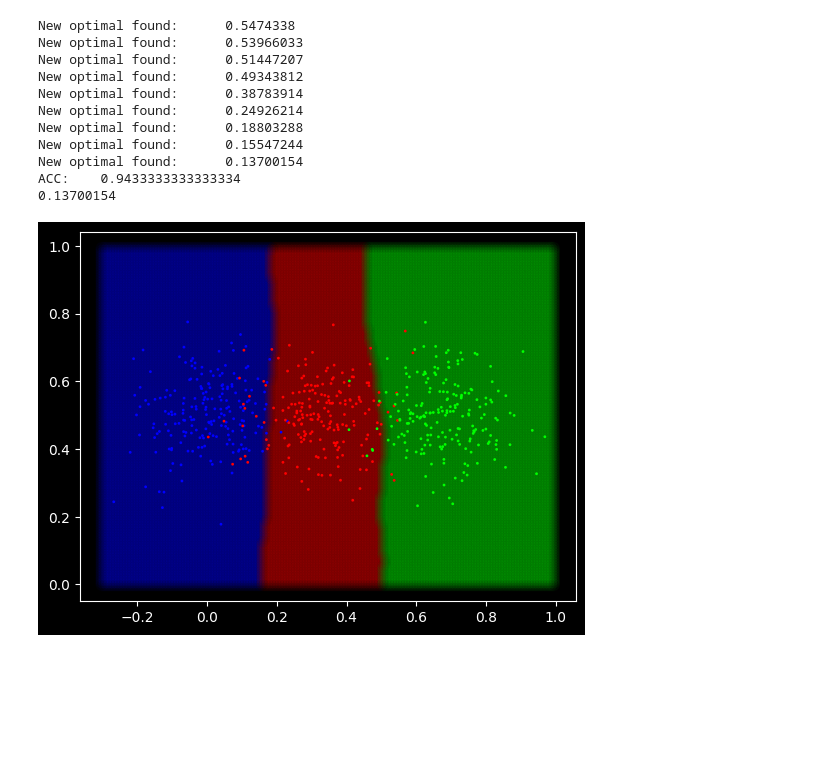
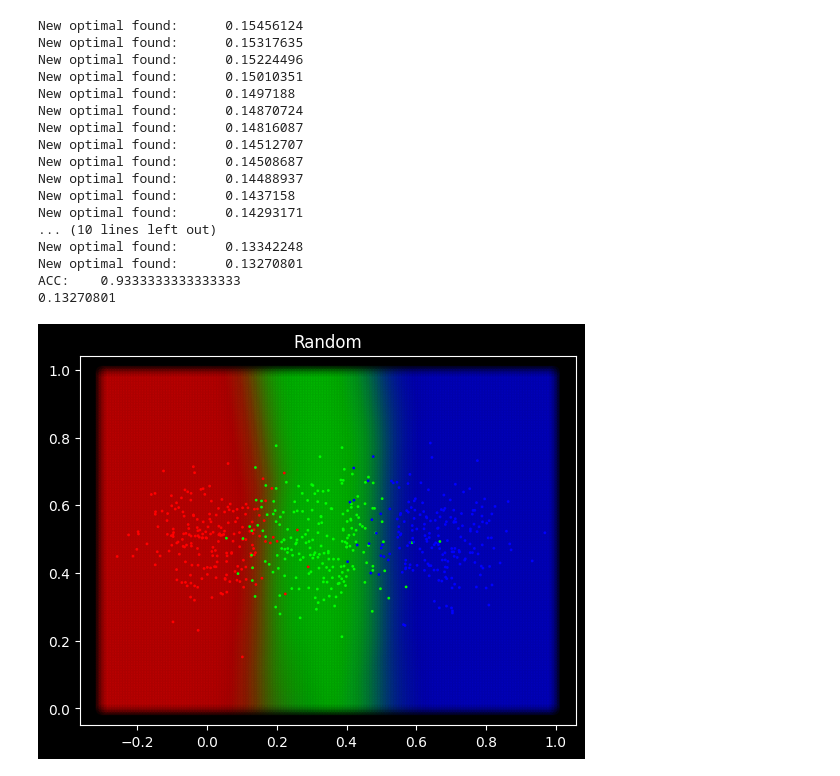
Before and after one commit to DavidVoellm/Neural_Network_Library, a Jupyter notebook: main.ipynb, the cells around one changed output. Cells and saved outputs as stored; diff of their text form; code cells hidden in the pictures; blank space fills up the shorter version.

```diff
--- a/main.ipynb
+++ b/main.ipynb
@@ -38,10 +29,11 @@ def predict(NN, name = "Neural Network", intensity = 130, area:list[tuple[int]]
             predX.append(np.array([i/n+x1,j/n+y1]))
     predX = np.array(predX)
 
-    output = NN(predX)
-    plt.scatter(predX[:,0], predX[:,1], c=output, s=80, cmap="brg", alpha=0.03)
+    output = Softmax().run(NN.run(predX))
+    plt.scatter(predX[:,0], predX[:,1], c=output, s=80, alpha=0.05)
     X, y = vertical_data(samples = 200, classes = 3)
-    plt.scatter(X[:,0], X[:,1], c=y, s=1, cmap="brg")
+    y = np.eye(3)[y]
+    plt.scatter(X[:,0], X[:,1], c=y, s=1)
     plt.show()
 # %%
 myNN = Network(Softmax_and_CategoricalCrossEntropy(), SGD())
@@ -50,6 +42,7 @@ myNN.addLayer(Layer_Dense(64, 64, ReLU()))
 myNN.addLayer(Layer_Dense(64, 3, None))
 
 print(myNN.run(np.array([3,1])))
+myNN.run(X)
 print("Loss:\t"+ str(myNN.calcLoss(y)))
 print("Accuracy:\t"+ str(myNN.calcAccuracy(y)))
 # %% [output]
@@ -59,8 +52,8 @@ Accuracy:       0.3333333333333333
 # %%
 X, y = vertical_data(samples = 100, classes = 3)
 # %%
-output = myNN(X)
+output = myNN.run(X)
 print("Loss:\t"+str(myNN.calcLoss(y)))
-predict(myNN,130, area = [(-0.3,1),(0,1)])
+predict(myNN,"No Training", area = [(-0.3,1),(0,1)])
 # %% [output]
 Loss:   1.0986139
@@ -68,9 +61,9 @@ Loss:   1.0986139
 # %%
 myNN.run(X)
-myNN.optimize(X,y,5001, 1000,1)
+myNN.optimize(X,y,2001, 1000,0.1)
 myNN.run(X)
 print("ACC:\t"+str(myNN.calcAccuracy(y)))
 print(f"Loss:\t{myNN.calcLoss(y):.3f}")
 
-predict(myNN,130, area = [(-0.3,1),(0,1)])
+predict(myNN, "Backpropagation", area = [(-0.3,1),(0,1)])
 # %% [output]
@@ -86,20 +76,26 @@ Loss:   0.615
 # %%
-myNN.optimizeRandomly(1000, 0.2, X, y)
+myNN.optimizeRandomly(500, 0.02, X, y)
 output = myNN(X)
 print("ACC:\t"+str(myNN.calcAccuracy(y)))
 print(myNN.calcLoss(y))
 
-predict(myNN,130, area = [(-0.3,1),(0,1)])
+predict(myNN,"Random", area = [(-0.3,1),(0,1)])
 # %% [output]
-New optimal found:      0.5474338
-New optimal found:      0.53966033
-New optimal found:      0.51447207
-New optimal found:      0.49343812
-New optimal found:      0.38783914
-New optimal found:      0.24926214
-New optimal found:      0.18803288
-New optimal found:      0.15547244
-New optimal found:      0.13700154
-ACC:    0.9433333333333334
-0.13700154
+New optimal found:      0.15456124
+New optimal found:      0.15317635
+New optimal found:      0.15224496
+New optimal found:      0.15010351
+New optimal found:      0.1497188
+New optimal found:      0.14870724
+New optimal found:      0.14816087
+New optimal found:      0.14512707
+New optimal found:      0.14508687
+New optimal found:      0.14488937
+New optimal found:      0.1437158
+New optimal found:      0.14293171
+... (10 lines left out)
+New optimal found:      0.13342248
+New optimal found:      0.13270801
+ACC:    0.9333333333333333
+0.13270801
-[figure, old version]
+[figure, new version]
```
Also changed, not shown: parts of 6 cells of this notebook, 1 other file.
